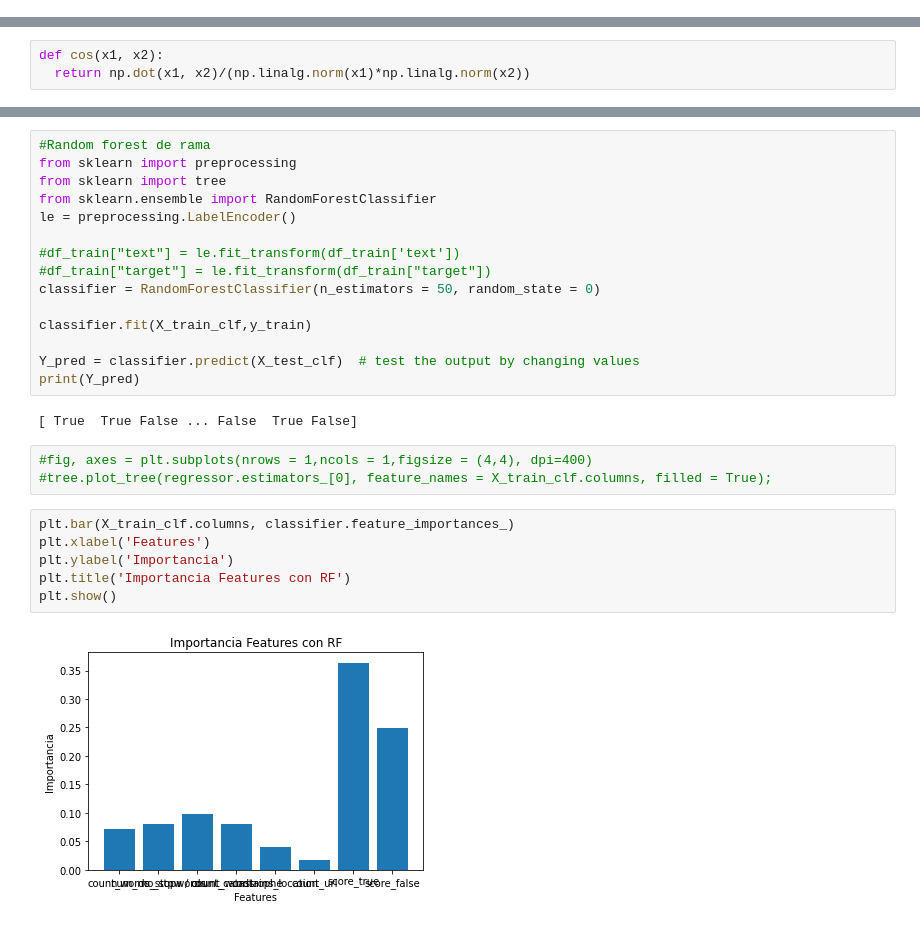
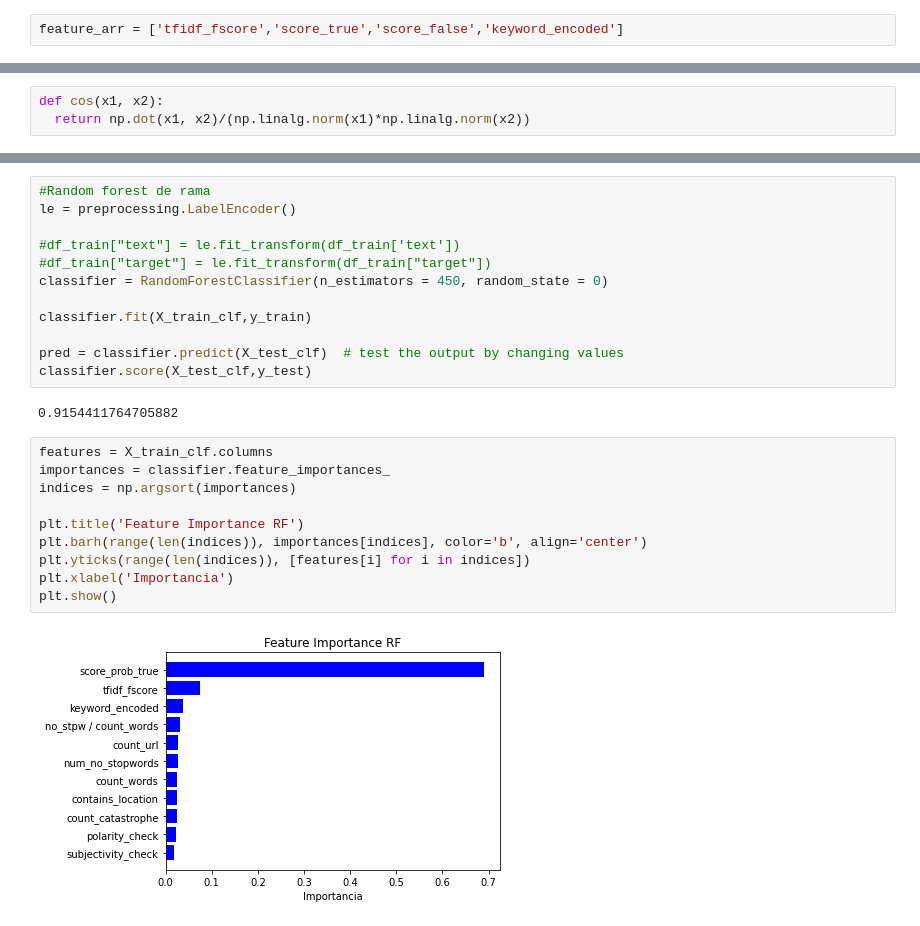
Before and after one commit to NicoGarofalo/TPDatos, a Jupyter notebook: otros_algoritmos/TP_RedNeuronal.ipynb, the cells around one changed output, grey strips where cells are left out. Saved outputs shown, nothing was run; the diff lists cells and outputs as text.

```diff
--- a/otros_algoritmos/TP_RedNeuronal.ipynb
+++ b/otros_algoritmos/TP_RedNeuronal.ipynb
@@ -301,3 +508,5 @@ df_test_res
+# %%
+feature_arr = ['tfidf_fscore','score_true','score_false','keyword_encoded']
 # %%
 # -------------- Definición de train y test set - MLP (submit) --------------- #
 
@@ -491,31 +771,29 @@ pred
 # %%
 #Random forest de rama
-from sklearn import preprocessing
-from sklearn import tree
-from sklearn.ensemble import RandomForestClassifier
 le = preprocessing.LabelEncoder()
 
 #df_train["text"] = le.fit_transform(df_train['text'])
 #df_train["target"] = le.fit_transform(df_train["target"])
-classifier = RandomForestClassifier(n_estimators = 50, random_state = 0)
+classifier = RandomForestClassifier(n_estimators = 450, random_state = 0)
 
 classifier.fit(X_train_clf,y_train)
 
-Y_pred = classifier.predict(X_test_clf)  # test the output by changing values
-print(Y_pred)
+pred = classifier.predict(X_test_clf)  # test the output by changing values
+classifier.score(X_test_clf,y_test)
 # %% [output]
-[ True  True False ... False  True False]
+0.9154411764705882
-# %%
-#fig, axes = plt.subplots(nrows = 1,ncols = 1,figsize = (4,4), dpi=400)
-#tree.plot_tree(regressor.estimators_[0], feature_names = X_train_clf.columns, filled = True);
-# %%
-plt.bar(X_train_clf.columns, classifier.feature_importances_)
-plt.xlabel('Features')
-plt.ylabel('Importancia')
-plt.title('Importancia Features con RF')
-plt.show()
-# %% [output]
-[figure, removed]
+# %%
+features = X_train_clf.columns
+importances = classifier.feature_importances_
+indices = np.argsort(importances)
+
+plt.title('Feature Importance RF')
+plt.barh(range(len(indices)), importances[indices], color='b', align='center')
+plt.yticks(range(len(indices)), [features[i] for i in indices])
+plt.xlabel('Importancia')
+plt.show()
+# %% [output]
+[figure, added]
 # %%
 X_train_clf.columns
 # %% [output]
```
Also changed, not shown: parts of 94 cells of this notebook.
